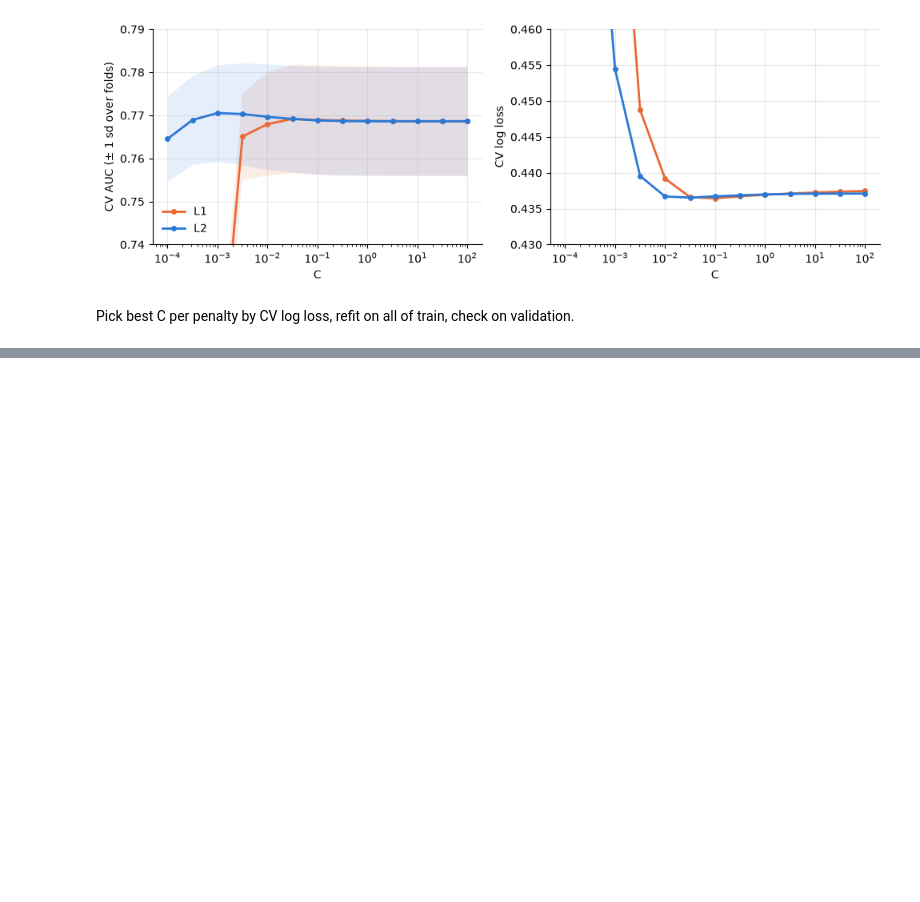
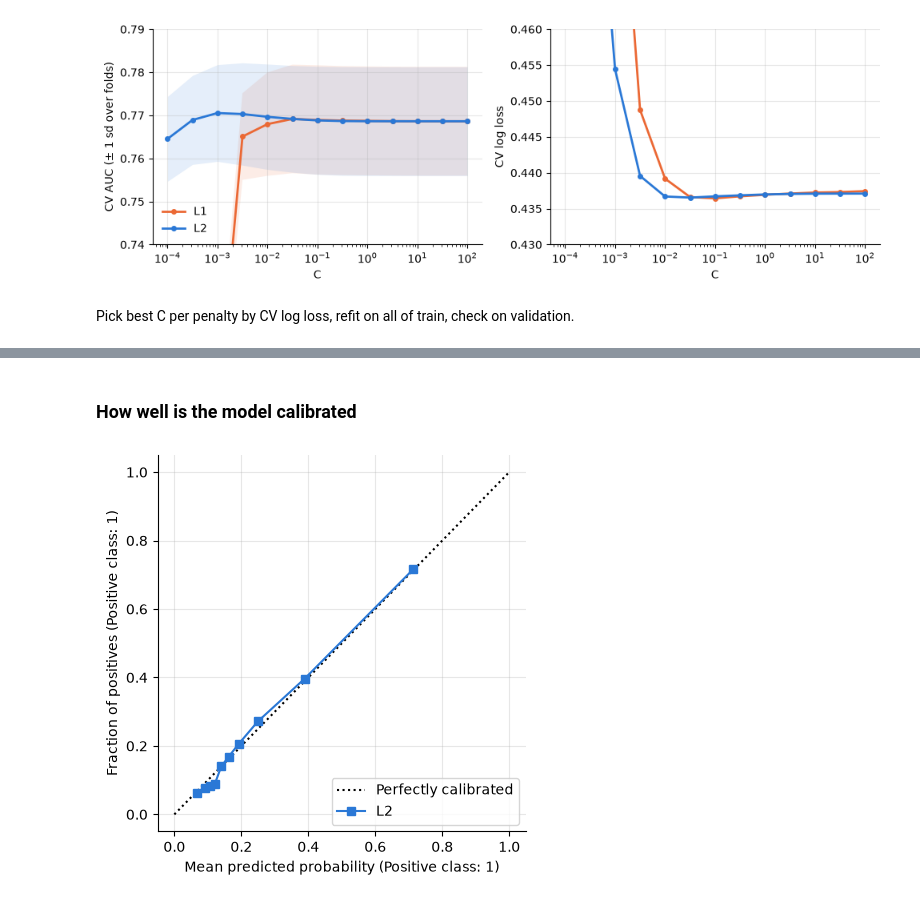
Before and after one commit to Oscar339/dst-sprint1, a Jupyter notebook: Oscar/02-logistic-regression.ipynb, the cells around one changed output, grey strips where cells are left out. Cells and saved outputs as stored; diff of their text form; code cells hidden in the pictures; blank space fills up the shorter version.

```diff
--- a/Oscar/02-logistic-regression.ipynb
+++ b/Oscar/02-logistic-regression.ipynb
@@ -150,0 +252,13 @@ L1 kept 44 of 50; dropped: ['BILL_AMT2', 'PAY_5_-2', 'PAY_5_0', 'PAY_5_1', 'PAY_
+# %% [markdown]
+### How well is the model calibrated
+# %%
+from sklearn.calibration import CalibrationDisplay
+
+p_val = final.predict_proba(X_val)[:, 1]
+fig, ax = plt.subplots(figsize=(4.5, 4.5))
+CalibrationDisplay.from_predictions(y_val, p_val, n_bins=10, strategy="quantile",   # 10 bins of ~600 customers
+                                    ax=ax, name="L2", color="#2a78d6")
+ax.grid(alpha=0.3); ax.spines[["top", "right"]].set_visible(False)
+plt.tight_layout()
+# %% [output]
+[figure, added]
```
Also changed, not shown: parts of 29 cells of this notebook, 2 other files.
